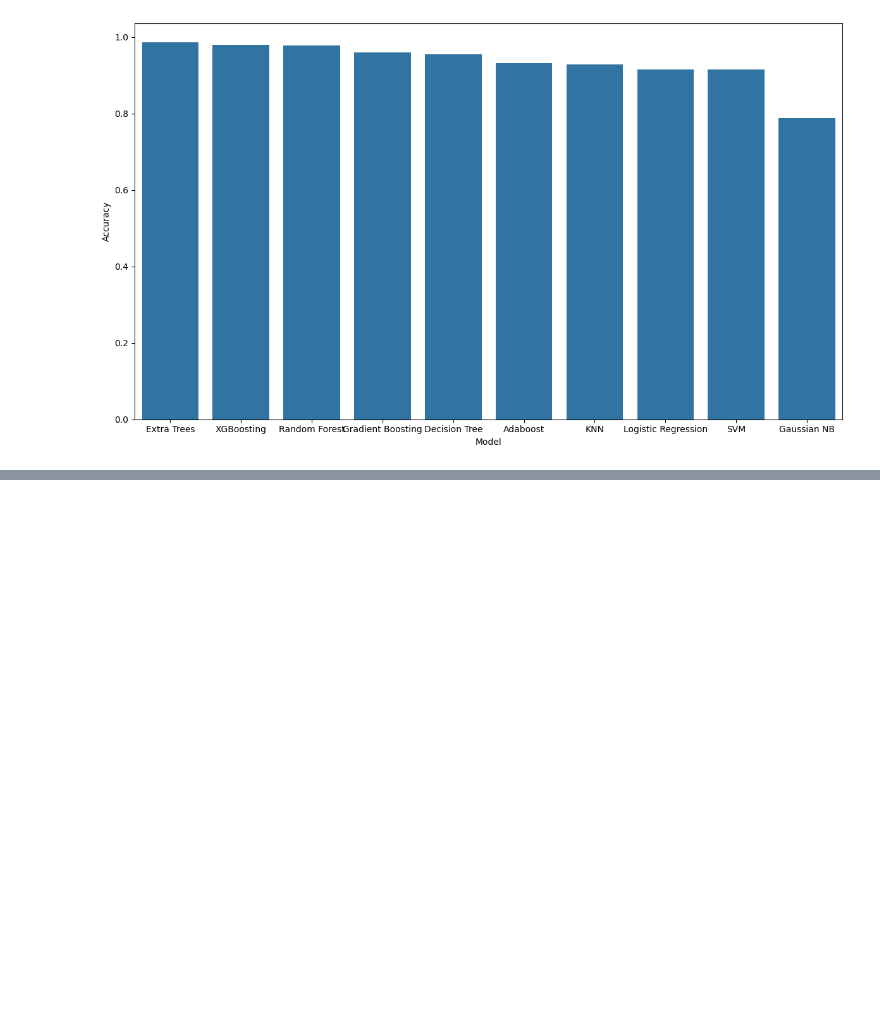
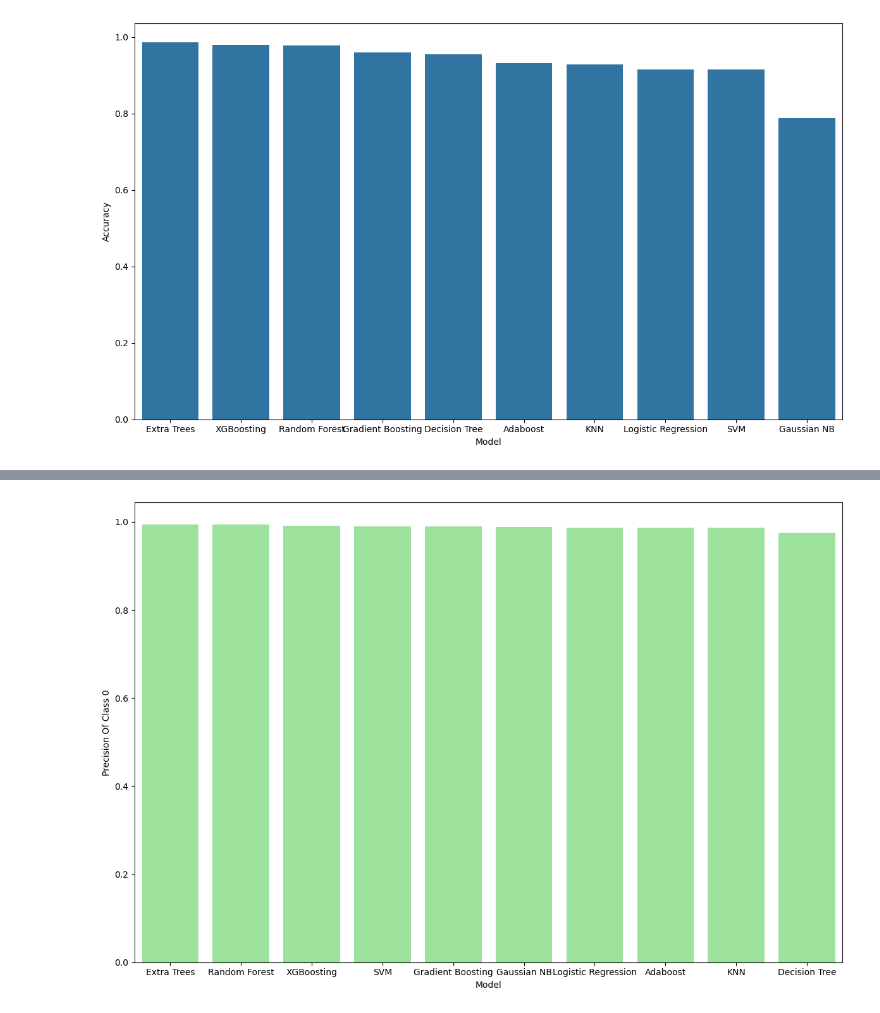
Before and after one commit to SLCosta1011/Country-Development-Predictor, a Jupyter notebook: model_test.ipynb, the cells around one changed output, grey strips where cells are left out. Saved outputs shown, nothing was run; the diff lists cells and outputs as text; code cells hidden in the pictures; blank space fills up the shorter version.

Commit message:
Bar chart for the precision of each algorithm on class 0

```diff
--- a/model_test.ipynb
+++ b/model_test.ipynb
@@ -574,7 +690,7 @@ for metrica in scoring:
 
 </div>
 # %%
-models_results = [log_results, knn_results, dt_results, rf_results, svm_results,
+model_results = [log_results, knn_results, dt_results, rf_results, svm_results,
          gaussian_results, gb_results, adaboost_results, extrees_results, xgb_results]
 
 model_names = ['Logistic Regression', 'KNN', 'Decision Tree', 'Random Forest', 'SVM',
@@ -590,7 +706,7 @@ model_names = ['Logistic Regression', 'KNN', 'Decision Tree', 'Random Forest', '
 # %%
 accuracy = {
     name: result['test_accuracy'].mean()
-    for name, result in zip(model_names, models_results)
+    for name, result in zip(model_names, model_results)
 }
 accuracy
 # %% [output]
@@ -638,0 +763,6 @@ plt.show()
+# %%
+precision_0 = {
+    name: result['test_precision_0'].mean()
+    for name, result in zip(model_names, model_results)
+}
+precision_0
@@ -638,0 +780,3 @@ plt.show()
+# %%
+df_precision_0 = pd.DataFrame(data=precision_0.items(), columns=['Model', 'Precision Of Class 0'])
+df_precision_0
@@ -638,0 +795,15 @@ plt.show()
+# %%
+plt.figure(figsize=(12, 8))
+
+sns.barplot(
+    data=df_precision_0,
+    x='Model',
+    y='Precision Of Class 0',
+    color='lightgreen',
+    order=df_precision_0.sort_values('Precision Of Class 0', ascending=False)['Model']
+)
+
+plt.tight_layout()
+plt.show()
+# %% [output]
+[figure, added]
```
Also changed, not shown: parts of 16 cells of this notebook.
